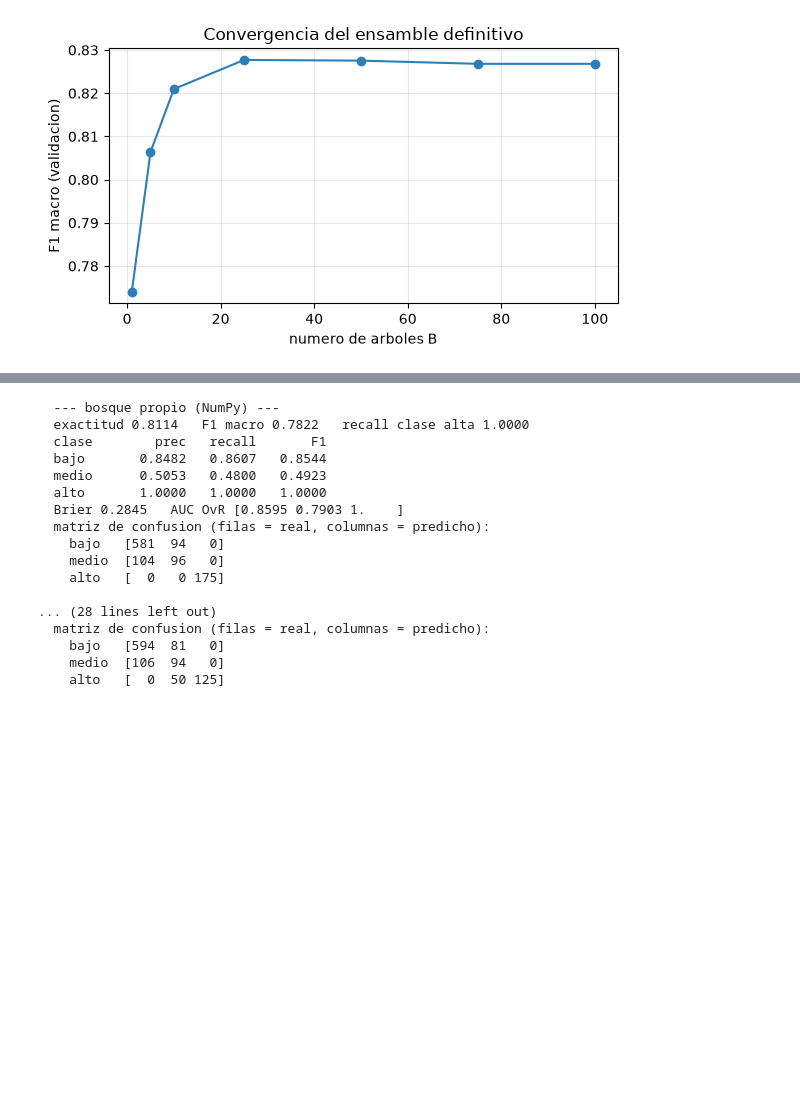
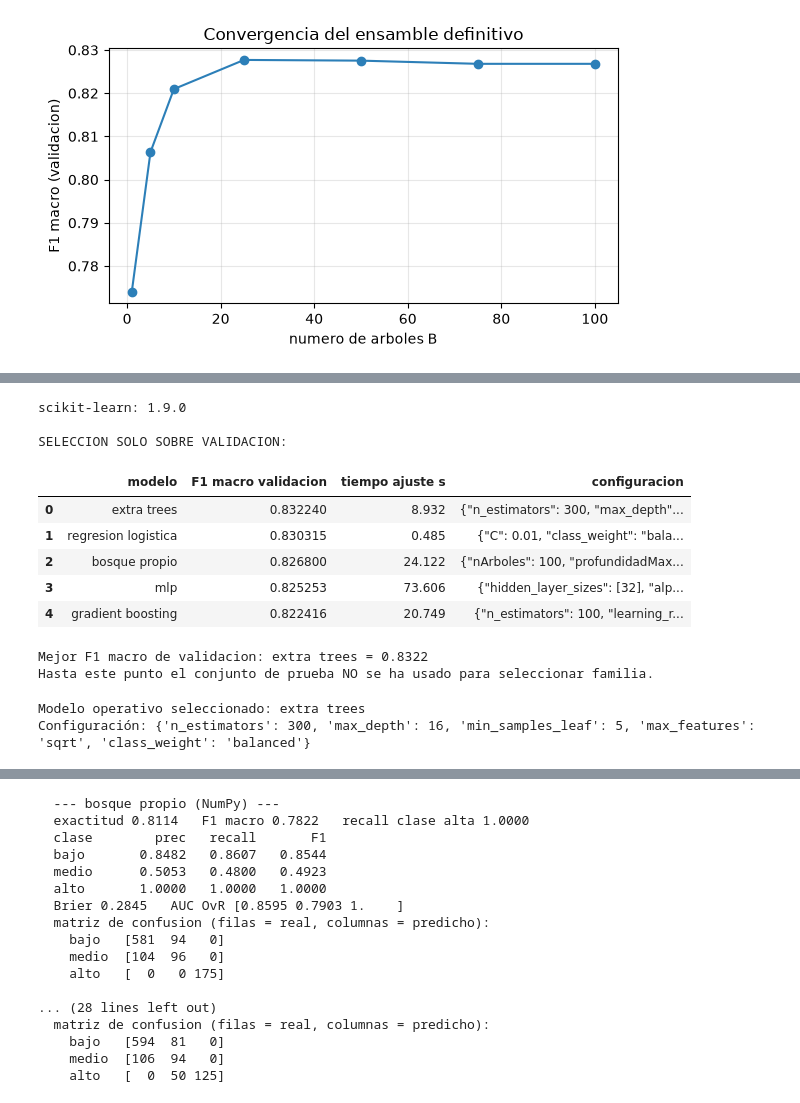
Before and after one commit to Juseperez/Clasificaci-nRiesgo, a Jupyter notebook: Grupo10_P2/proyecto.ipynb, the cells around one changed output, grey strips where cells are left out. Cells and saved outputs as stored; diff of their text form; code cells hidden in the pictures; blank space fills up the shorter version.

```diff
--- a/Grupo10_P2/proyecto.ipynb
+++ b/Grupo10_P2/proyecto.ipynb
@@ -503,0 +509,42 @@ declarado.
+# %%
+tabla_modelos_val, modelos_ajustados = comparar_en_validacion(
+    Xtr=Xtr,
+    ytr=ytr,
+    Xva=Xva,
+    yva=yva,
+    bosque_propio=bosque,
+    hiper_bosque=HIPER,
+    f1_val_bosque=f1_val_final,
+    semilla=42,
+)
+
+print("scikit-learn:", sklearn.__version__)
+print("\nSELECCION SOLO SOBRE VALIDACION:")
+display(tabla_modelos_val)
+
+modelo_mejor_val = tabla_modelos_val.iloc[0]["modelo"]
+f1_mejor_val = float(tabla_modelos_val.iloc[0]["F1 macro validacion"])
+print(f"\nMejor F1 macro de validacion: {modelo_mejor_val} = {f1_mejor_val:.4f}")
+print("Hasta este punto el conjunto de prueba NO se ha usado para seleccionar familia.")
+# %% [output]
+scikit-learn: 1.9.0
+
+SELECCION SOLO SOBRE VALIDACION:
+|  | modelo | F1 macro validacion | tiempo ajuste s | configuracion |
+| 0 | extra trees | 0.832240 | 8.932 | {"n_estimators": 300, "max_depth"... |
+| 1 | regresion logistica | 0.830315 | 0.485 | {"C": 0.01, "class_weight": "bala... |
+| 2 | bosque propio | 0.826800 | 24.122 | {"nArboles": 100, "profundidadMax... |
+| 3 | mlp | 0.825253 | 73.606 | {"hidden_layer_sizes": [32], "alp... |
+| 4 | gradient boosting | 0.822416 | 20.749 | {"n_estimators": 100, "learning_r... |
+Mejor F1 macro de validacion: extra trees = 0.8322
+Hasta este punto el conjunto de prueba NO se ha usado para seleccionar familia.
+# %%
+# Modelo seleccionado exclusivamente por validación temporal
+modelo_operativo = modelos_ajustados[modelo_mejor_val].estimador
+config_modelo_operativo = modelos_ajustados[modelo_mejor_val].configuracion
+
+print("Modelo operativo seleccionado:", modelo_mejor_val)
+print("Configuración:", config_modelo_operativo)
+# %% [output]
+Modelo operativo seleccionado: extra trees
+Configuración: {'n_estimators': 300, 'max_depth': 16, 'min_samples_leaf': 5, 'max_features': 'sqrt', 'class_weight': 'balanced'}
```
Also changed, not shown: parts of 15 cells of this notebook, 12 other files.
